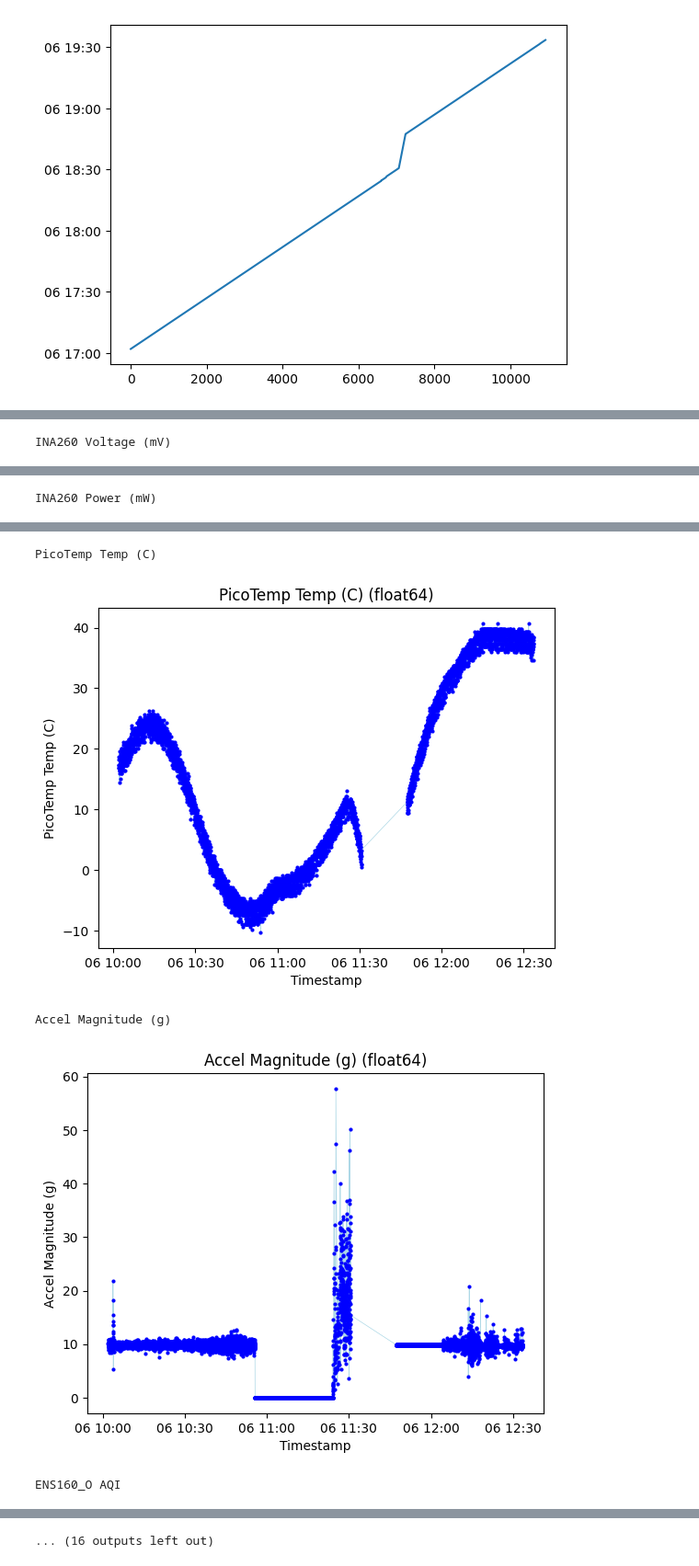
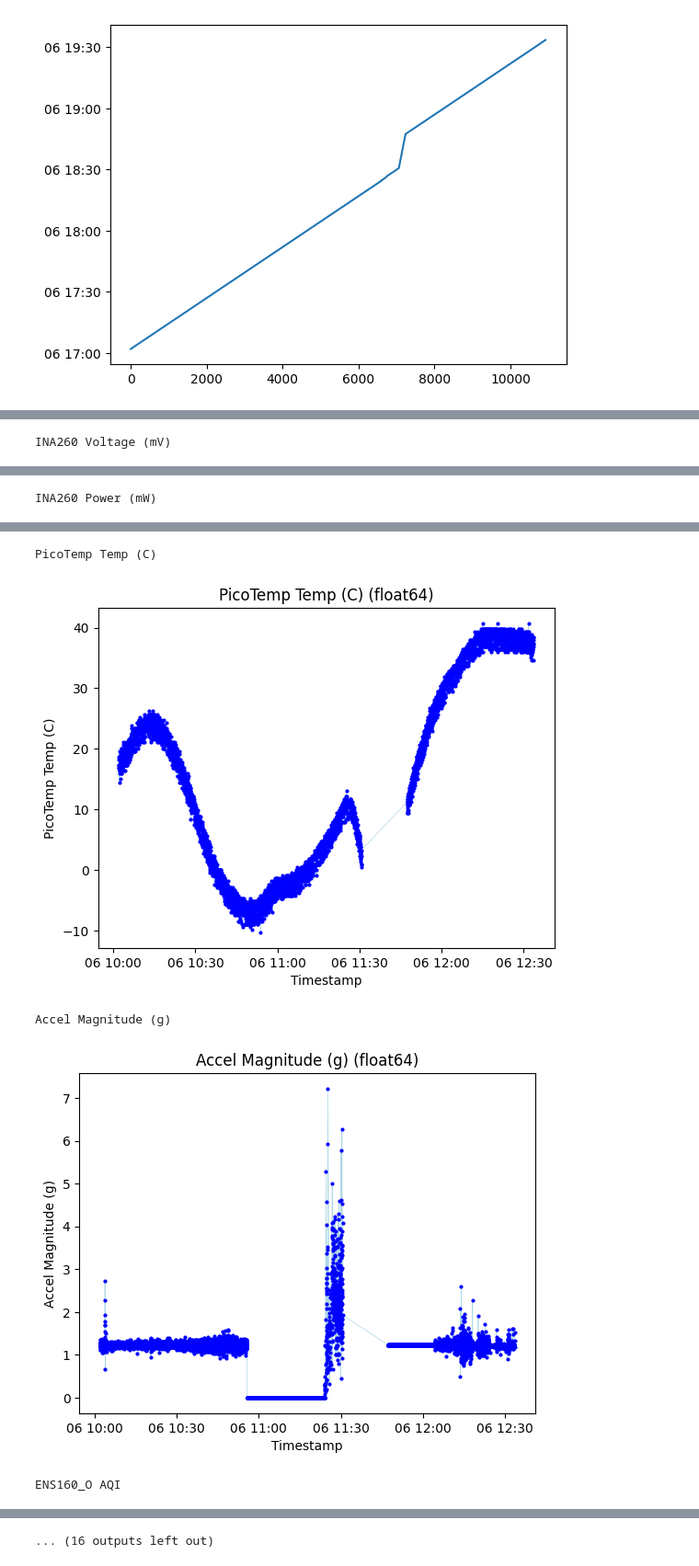
Before and after one commit to ASU-ASCEND/Fall-2025, a Jupyter notebook: DataProcessing/Fall2025.ipynb, the cells around one changed output, grey strips where cells are left out. Shown at 92% size. Drawn from its saved outputs; the diff is of its cells as text; code cells hidden in the pictures.

```diff
--- a/DataProcessing/Fall2025.ipynb
+++ b/DataProcessing/Fall2025.ipynb
@@ -55,6 +55,7 @@ print(df["Millis"].count())
 timestamps = []
 last_time = None
 last_millis = 0
+cycles = 0
 for i in range(len(df)):
     if (np.isnan(df["MTK3339 Year"][i]) or df["MTK3339 Year"][i] != 2025) and last_time == None:
         timestamps.append(pd.NaT)
@@ -80,12 +81,13 @@ for i in range(len(df)):
         last_millis = df["Millis"][i]
         timestamps.append(stamp)
 
+print(cycles)
 df["Timestamp"] = timestamps
 print(df["Timestamp"].dtype)
 df["Timestamp"] = df["Timestamp"].dt.tz_convert('MST')
 display(df["Timestamp"].head())
 
-df["Accel Magnitude (g)"] = [math.sqrt((df['ICM20948 AccX (g)'][i]**2) + (df['ICM20948 AccY (g)'][i]**2) + (df['ICM20948 AccZ (g)'][i]**2)) for i in range(len(df))]
+df["Accel Magnitude (g)"] = [math.sqrt((df['ICM20948 AccX (g)'][i]**2) + (df['ICM20948 AccY (g)'][i]**2) + (df['ICM20948 AccZ (g)'][i]**2)) / 8 for i in range(len(df))]
 
 R = 10_000 # 10kOhms
 A = 1.130801397e-03
@@ -104,6 +106,7 @@ def adc_to_temp(adc):
 df["Temp_O (C)"] = df['Analog_Temp_0 ADC_val'].apply(adc_to_temp)
 
 df["GPS Alt (m)"] = df['MTK3339 Altitude'] / 1000
+df["MTK3339 Speed (mph)"] = df["MTK3339 Speed"] / 1000 * 2.236936
 
 clean_df = df.dropna(subset=["Timestamp"])
 display(clean_df["Timestamp"].head())
@@ -144,35 +148,35 @@ target_cols = [
     "ENS160_O eCO2 (ppm)",
     "SHTC3_O Temp (C)",
     "SHTC3_O Rel Hum (%)",
     "Ozone Conc (ppb)",
     "Temp_O (C)",
     "GPS Alt (m)",
-    "MTK3339 Speed"
+    "MTK3339 Speed (mph)"
 ]
 for col in target_cols:
     print(col, )
     mask = clean_df[col].notna()
     x = clean_df.loc[mask, "Timestamp"]
     y = clean_df.loc[mask, col]
     plt.plot(x, y, linewidth=0.5, marker='o', markersize=2, markerfacecolor="blue", markeredgecolor="blue", color="lightblue")
     plt.title(col + f" ({df[col].dtype})")
     plt.ylabel(col)
     plt.xlabel("Timestamp")
 
     plt.savefig(os.path.join("Fall2025Graphs", f"{col}_vs_time.png"))
 
     plt.show()
 # %% [output]
 INA260 Current (mA)
 [figure]
 INA260 Voltage (mV)
 [figure]
 INA260 Power (mW)
 [figure]
 PicoTemp Temp (C)
 [figure]
 Accel Magnitude (g)
-[figure, old version]
+[figure, new version]
 ENS160_O AQI
 [figure]
 ... (16 outputs left out)
```
Also changed, not shown: parts of 1 cell of this notebook, 2 other files.
